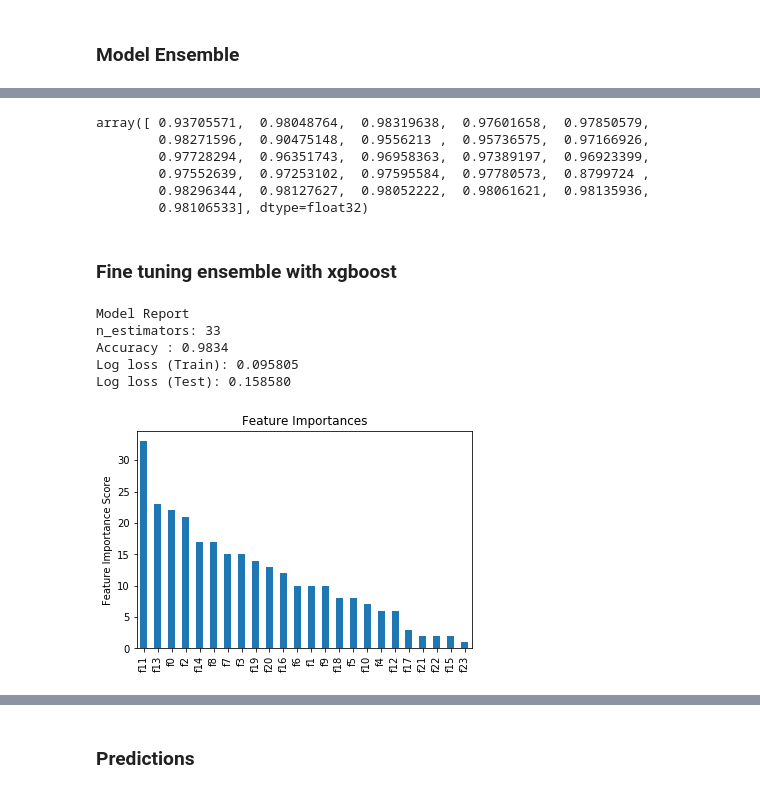
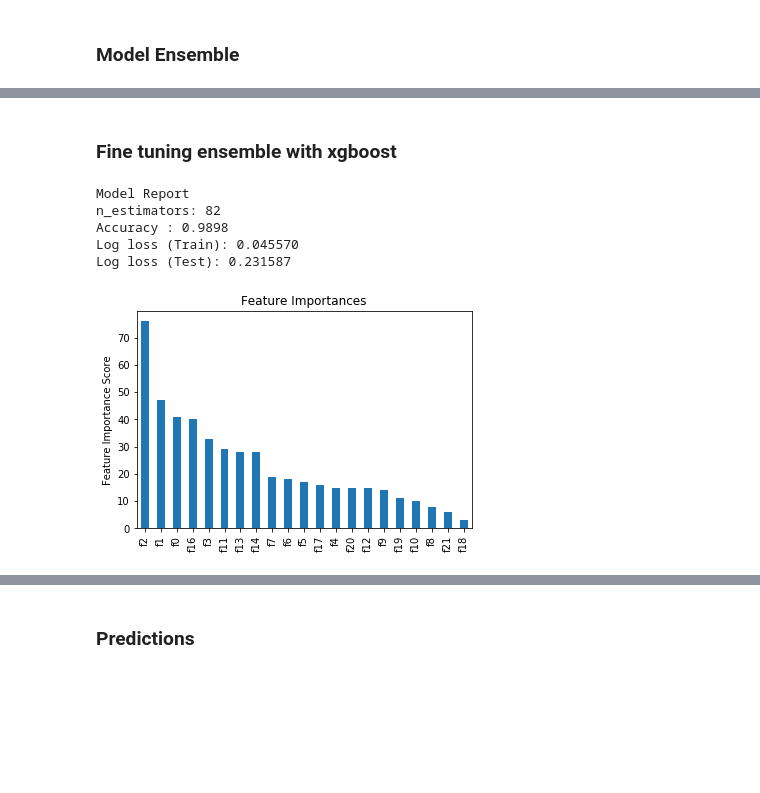
Before and after one commit to MarekKZielinski/Statoil-C-CORE-Iceberg-Classifier-Challenge, a Jupyter notebook: Iceberg-notebook.ipynb, the cells around one changed output, grey strips where cells are left out. Cells and saved outputs as stored; diff of their text form; code cells hidden in the pictures; blank space fills up the shorter version.

```diff
--- a/Iceberg-notebook.ipynb
+++ b/Iceberg-notebook.ipynb
@@ -871,3 +882,15 @@ modelEnsemble.models.extend(modelEnsemble2.models)
+# %%
+modelEnsemble = ModelHistory(listSize=26)
+with open('models/modelEnsemble.pickle', 'rb') as handle:
+    modelEnsemble.models = pickle.load(handle)
+# %%
+#model_f.set_weights(heapq.nlargest(1,modelEnsemble.models)[0][2])
+model_f.set_weights(heapq.nsmallest(1,modelEnsemble.models)[0][2])
+model_f.compile(optimizer=Adam(lr=0.001, beta_1=0.9, beta_2=0.999, epsilon=1e-08, decay=0),
+loss='binary_crossentropy',
+metrics=['accuracy'])
+model_f.evaluate_generator(datagen_angle_val.flow(X_val_test, y_val_test, batch_size=16, shuffle=True),
+                           steps = len(X)/6)
 # %%
 with open('models/modelEnsemble.pickle', 'wb') as handle:
     pickle.dump(modelEnsemble.models, handle, protocol=pickle.HIGHEST_PROTOCOL)
@@ -907,0 +931,5 @@ If you're reading this message in another frontend (for example, a static render
+# %%
+ensemble_val_tune = get_ensemble_predictions(X_val_tune, y_val_tune, modelEnsemble)
+with h5py.File('tmp_data/ensemble_data.h5', 'a') as hf:
+    hf.create_dataset("ensemble_val_tune",  data=ensemble_val_tune)
+ensemble_val.shape
@@ -907,0 +941,5 @@ If you're reading this message in another frontend (for example, a static render
+# %%
+ensemble_val_test = get_ensemble_predictions(X_val_test, y_val_test, modelEnsemble)
+with h5py.File('tmp_data/ensemble_data.h5', 'a') as hf:
+    hf.create_dataset("ensemble_val_test",  data=ensemble_val_test)
+ensemble_val.shape
@@ -960,9 +997,0 @@ with h5py.File('tmp_data/ensemble_data.h5', 'r') as hf:
-# %%
-ensemble_train[0]
-# %% [output]
-array([ 0.93705571,  0.98048764,  0.98319638,  0.97601658,  0.97850579,
-        0.98271596,  0.90475148,  0.9556213 ,  0.95736575,  0.97166926,
-        0.97728294,  0.96351743,  0.96958363,  0.97389197,  0.96923399,
-        0.97552639,  0.97253102,  0.97595584,  0.97780573,  0.8799724 ,
-        0.98296344,  0.98127627,  0.98052222,  0.98061621,  0.98135936,
-        0.98106533], dtype=float32)
@@ -973,24 +1004,24 @@ array([ 0.93705571,  0.98048764,  0.98319638,  0.97601658,  0.97850579,
 # %%
 xgb1 = xgb.XGBClassifier(
  learning_rate =0.1,
  n_estimators=1000,
  max_depth=5,
  min_child_weight=1,
  gamma=0,
  subsample=0.8,
  colsample_bytree=0.8,
  objective= 'binary:logistic',
  nthread=8,
  scale_pos_weight=1,
  seed=27)
-modelfit(xgb1, ensemble_val, y_val['is_iceberg'], ensemble_train, y_train['is_iceberg'])
+modelfit(xgb1, ensemble_val_tune, y_val_tune['is_iceberg'], ensemble_val_test, y_val_test['is_iceberg'])
 # %% [output]
 Model Report
-n_estimators: 33
-Accuracy : 0.9834
-Log loss (Train): 0.095805
-Log loss (Test): 0.158580
+n_estimators: 82
+Accuracy : 0.9898
+Log loss (Train): 0.045570
+Log loss (Test): 0.231587
-[figure, old version]
+[figure, new version]
 # %%
 #ensemble_all = get_ensemble_predictions(X, y_angle, modelEnsemble)
 # %%
```
Also changed, not shown: parts of 42 cells of this notebook, 1 other file.
